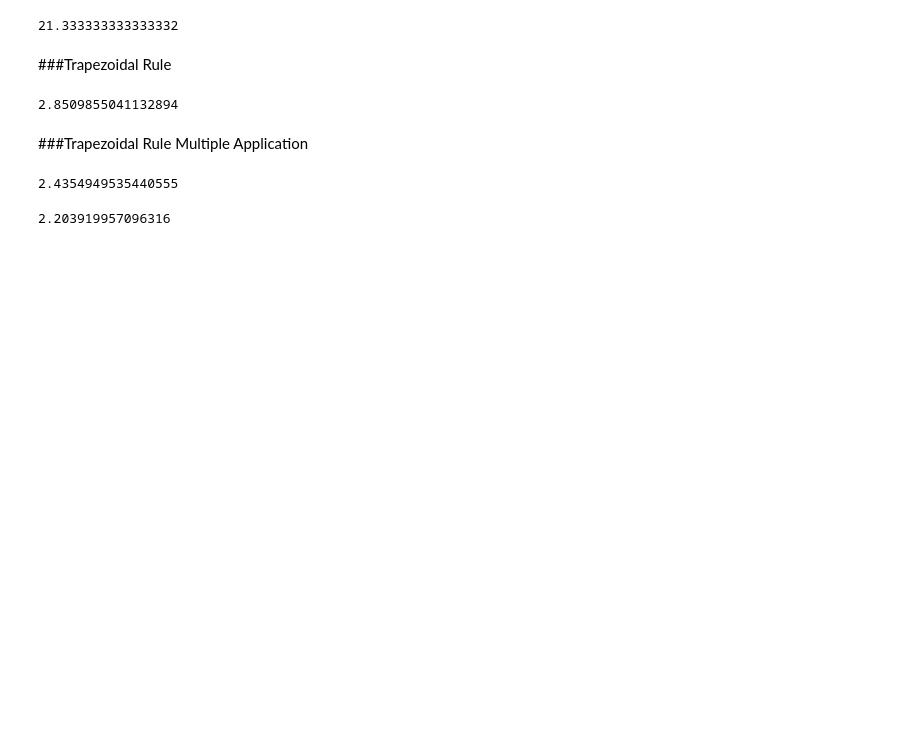
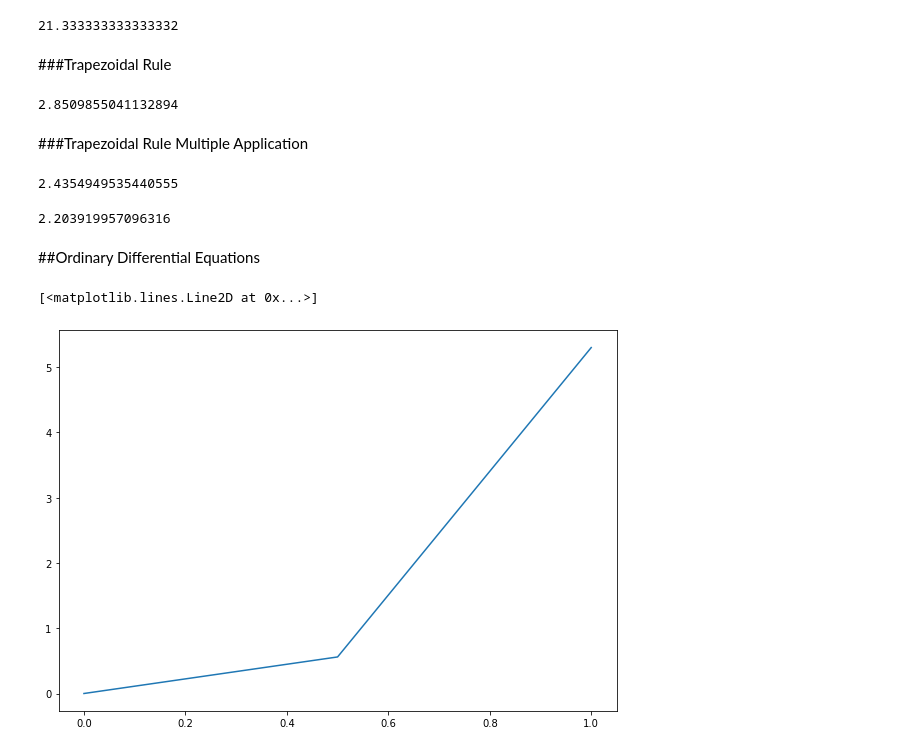
Before and after one commit to santiagojaralopez/numericalMethodsPython, a Jupyter notebook: numericalMethods.ipynb, the cells around one changed output. Drawn from its saved outputs; the diff is of its cells as text; code cells hidden in the pictures; blank space fills up the shorter version.

Commit message:
Updated with Runge-Kutta second order methods

```diff
--- a/numericalMethods.ipynb
+++ b/numericalMethods.ipynb
@@ -472,3 +472,34 @@ h = 1/4
 trapezoidal_rule_multi(valores_x, y, h)
 # %% [output]
 2.203919957096316
+# %% [markdown]
+##Ordinary Differential Equations
+# %%
+def runge_kutta_ord2_c1(f: 'function', xv: list, y0: float, h: float):
+  y_values = [y0]
+  k1 = f(xv[0], y0)
+  k2 = f(xv[0]+h, y0+k1*h)
+
+  yi = y0 + ((0.5*k1)+(0.5*k2))*h
+  y_values.append(yi)
+
+  for x in xv[1:]:
+    k1 = f(x, yi)
+    k2 = f(x+h, yi+k1*h)
+
+    yi = yi + ((0.5*k1)+(0.5*k2))*h
+    y_values.append(yi)
+
+  return y_values
+# %%
+def y(x, y):
+  return (x*np.exp(3*x)) - 2*y
+
+xx = [0, 0.5, 1]
+yy = runge_kutta_ord2_c1(y, xx, 0, 0.5)
+
+fig, ax = plt.subplots(figsize=(10, 7))
+ax.plot(xx, yy[:3])
+# %% [output]
+[<matplotlib.lines.Line2D at 0x...>]
+[figure, added]
```
Also changed, not shown: parts of 2 cells of this notebook.
